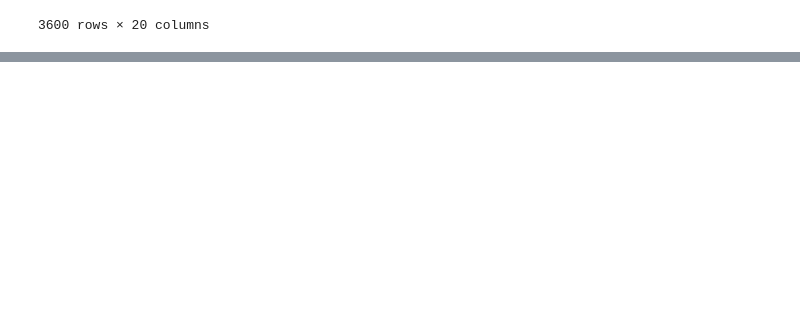
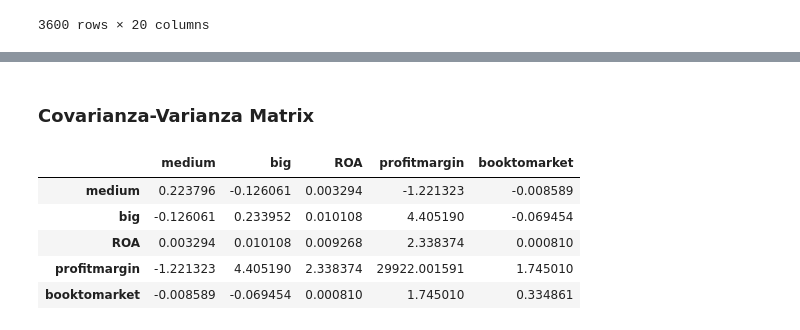
Before and after one commit to KevdpIA/Portafolio_Estadistica, a Jupyter notebook: Statistics_Act1.ipynb, the cells around one changed output, grey strips where cells are left out. Saved outputs shown, nothing was run; the diff lists cells and outputs as text; code cells hidden in the pictures; blank space fills up the shorter version.

```diff
--- a/Statistics_Act1.ipynb
+++ b/Statistics_Act1.ipynb
@@ -250,0 +197,3 @@ for i in range(len(x_new)):
+# %%
+matrix = df[['medium','big','ROA','profitmargin','booktomarket']]
+y = df['Adj']
@@ -250,0 +241,12 @@ for i in range(len(x_new)):
+# %% [markdown]
+### Covarianza-Varianza Matrix
+# %%
+#np.cov(df_new, bias = True)
+matrix.cov()
+# %% [output]
+|  | medium | big | ROA | profitmargin | booktomarket |
+| medium | 0.223796 | -0.126061 | 0.003294 | -1.221323 | -0.008589 |
+| big | -0.126061 | 0.233952 | 0.010108 | 4.405190 | -0.069454 |
+| ROA | 0.003294 | 0.010108 | 0.009268 | 2.338374 | 0.000810 |
+| profitmargin | -1.221323 | 4.405190 | 2.338374 | 29922.001591 | 1.745010 |
+| booktomarket | -0.008589 | -0.069454 | 0.000810 | 1.745010 | 0.334861 |
```
Also changed, not shown: parts of 67 cells of this notebook.
